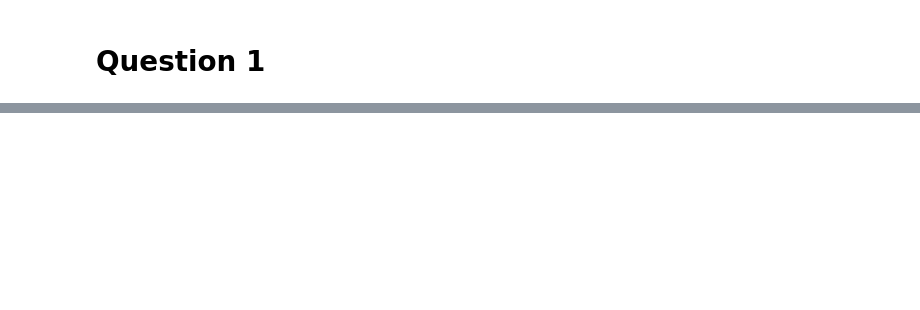
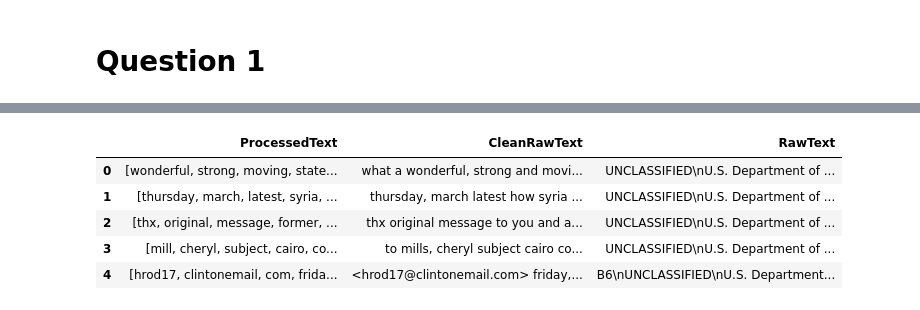
Before and after one commit to lfaucon/ada-homeworks, a Jupyter notebook: Homework_5/Question1.ipynb, the cells around one changed output, grey strips where cells are left out. Cells and saved outputs as stored; diff of their text form; code cells hidden in the pictures; blank space fills up the shorter version.

```diff
--- a/Homework_5/Question1.ipynb
+++ b/Homework_5/Question1.ipynb
@@ -26,0 +32,11 @@ for index, row in df_emails.iterrows():
+# %%
+df_emails['CleanRawText'] = df_emails.apply(lambda row: preprocess.rawEmailCleaner(row.RawText), axis=1)
+df_emails['ProcessedText'] = df_emails.apply(lambda row: preprocess.nlpPipeLine(row.CleanRawText), axis=1)
+df_emails[['ProcessedText', 'CleanRawText', 'RawText']].head()
+# %% [output]
+|  | ProcessedText | CleanRawText | RawText |
+| 0 | [wonderful, strong, moving, state... | what a wonderful, strong and movi... | UNCLASSIFIED\nU.S. Department of ... |
+| 1 | [thursday, march, latest, syria, ... | thursday, march latest how syria ... | UNCLASSIFIED\nU.S. Department of ... |
+| 2 | [thx, original, message, former, ... | thx original message to you and a... | UNCLASSIFIED\nU.S. Department of ... |
+| 3 | [mill, cheryl, subject, cairo, co... | to mills, cheryl subject cairo co... | UNCLASSIFIED\nU.S. Department of ... |
+| 4 | [hrod17, clintonemail, com, frida... | <hrod17@clintonemail.com> friday,... | B6\nUNCLASSIFIED\nU.S. Department... |
```
Also changed, not shown: parts of 8 cells of this notebook, 1 other file.
